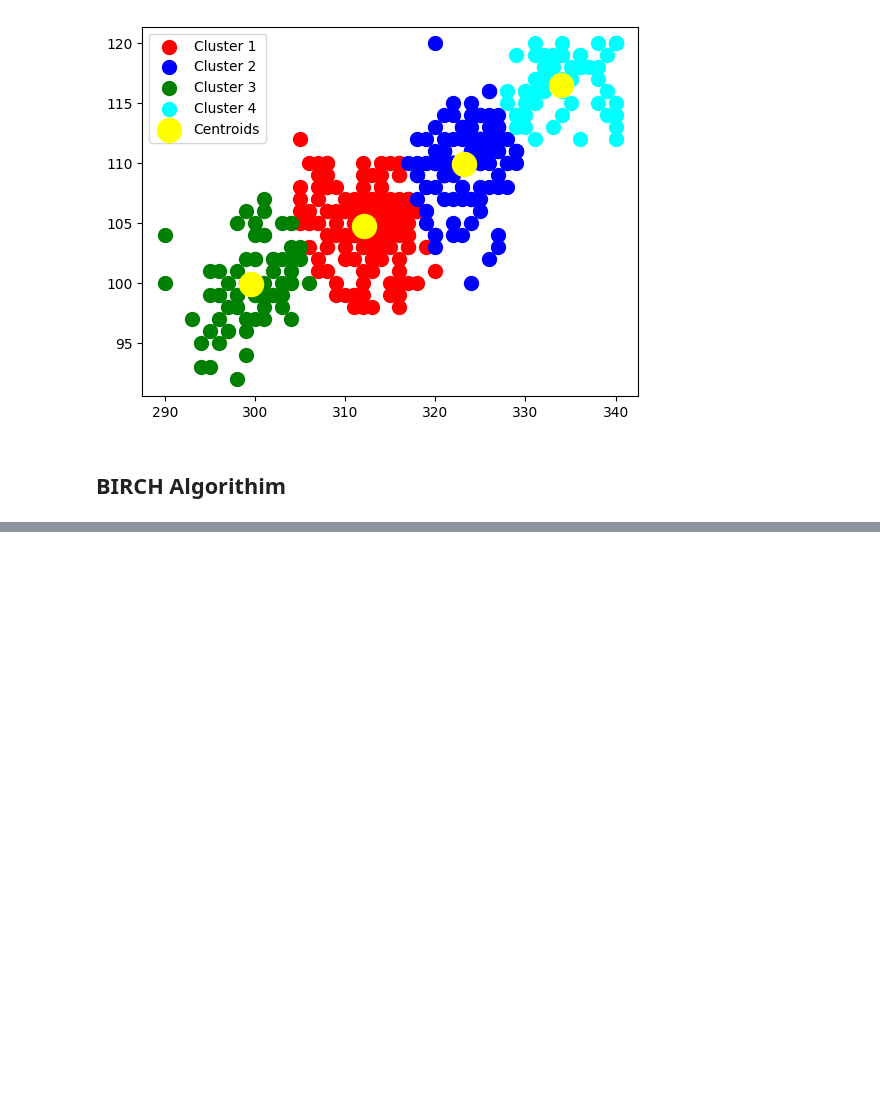
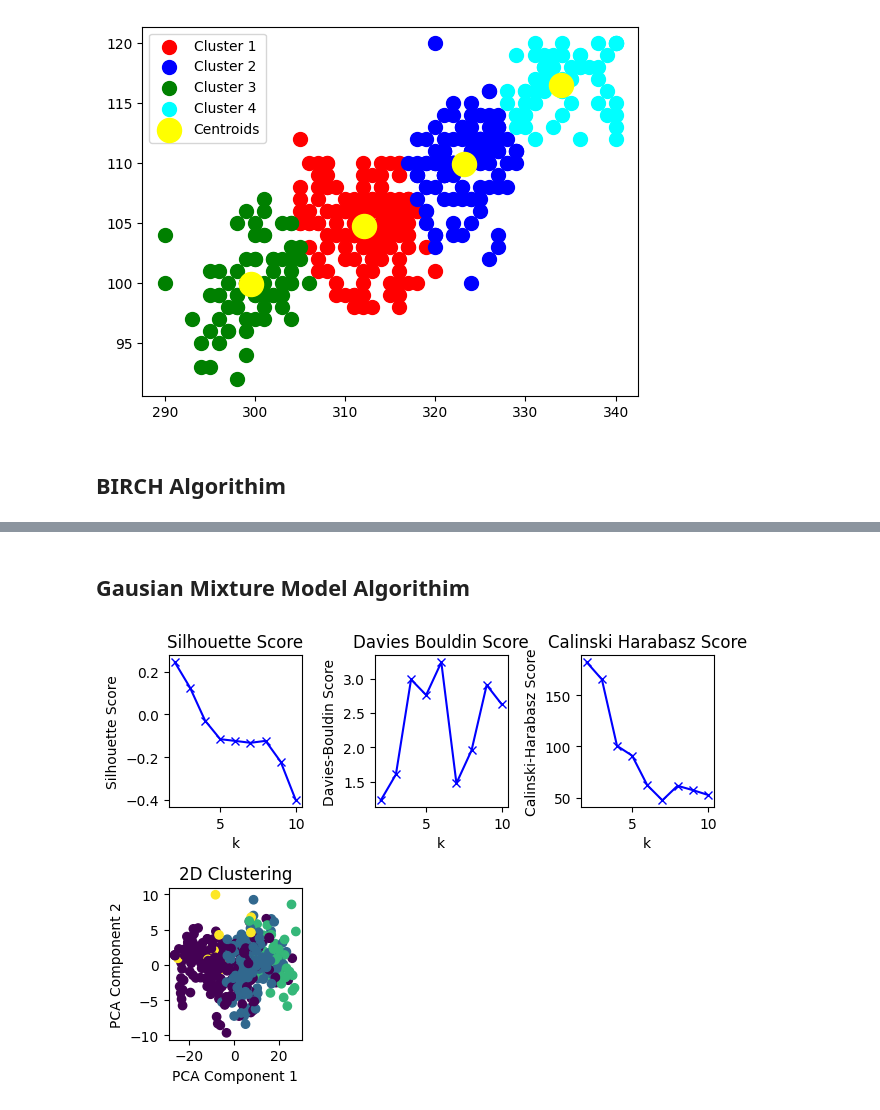
Before and after one commit to Murega14/universit_admissions_prediction, a Jupyter notebook: index.ipynb, the cells around one changed output, grey strips where cells are left out. Drawn from its saved outputs; the diff is of its cells as text; code cells hidden in the pictures; blank space fills up the shorter version.

```diff
--- a/index.ipynb
+++ b/index.ipynb
@@ -342,0 +434,68 @@ plt.show()
+# %% [markdown]
+## Gausian Mixture Model Algorithim
+# %%
+from sklearn.mixture import GaussianMixture
+
+# defining the model
+gmm = GaussianMixture()
+
+# Silhouette score to find the optimal number of clusters
+silhouette_scores = []
+K = range(2, 11)
+for k in K:
+    gmm.set_params(n_components=k)
+    gmm.fit(x)
+    labels = gmm.predict(x)
+    silhouette_scores.append(silhouette_score(x, labels))
+
+plt.subplot(2, 3, 1)
+plt.plot(K, silhouette_scores, 'bx-')
+plt.xlabel('k')
+plt.ylabel('Silhouette Score')
+plt.title('Silhouette Score')
+
+# Davies-Bouldin score to find the optimal number of clusters
+db_scores = []
+for k in K:
+    gmm.set_params(n_components=k)
+    gmm.fit(x)
+    labels = gmm.predict(x)
+    db_scores.append(davies_bouldin_score(x, labels))
+
+plt.subplot(2, 3, 2)
+plt.plot(K, db_scores, 'bx-')
+plt.xlabel('k')
+plt.ylabel('Davies-Bouldin Score')
+plt.title('Davies Bouldin Score')
+
+# Calinski-Harabasz score to find the optimal number of clusters
+ch_scores = []
+for k in K:
+    gmm.set_params(n_components=k)
+    gmm.fit(x)
+    labels = gmm.predict(x)
+    ch_scores.append(calinski_harabasz_score(x, labels))
+
+plt.subplot(2, 3, 3)
+plt.plot(K, ch_scores, 'bx-')
+plt.xlabel('k')
+plt.ylabel('Calinski-Harabasz Score')
+plt.title('Calinski Harabasz Score')
+
+# Visual assessment using PCA for dimensionality reduction
+pca = PCA(n_components=2)
+x_pca = pca.fit_transform(x)
+
+plt.subplot(2, 3, 4)
+gmm.set_params(n_components=4)  # Set a specific number of components for visualization
+gmm.fit(x)
+labels = gmm.predict(x)
+plt.scatter(x_pca[:, 0], x_pca[:, 1], c=labels)
+plt.xlabel('PCA Component 1')
+plt.ylabel('PCA Component 2')
+plt.title('2D Clustering')
+
+plt.tight_layout()
+plt.show()
+# %% [output]
+[figure, added]
```
Also changed, not shown: parts of 7 cells of this notebook.
